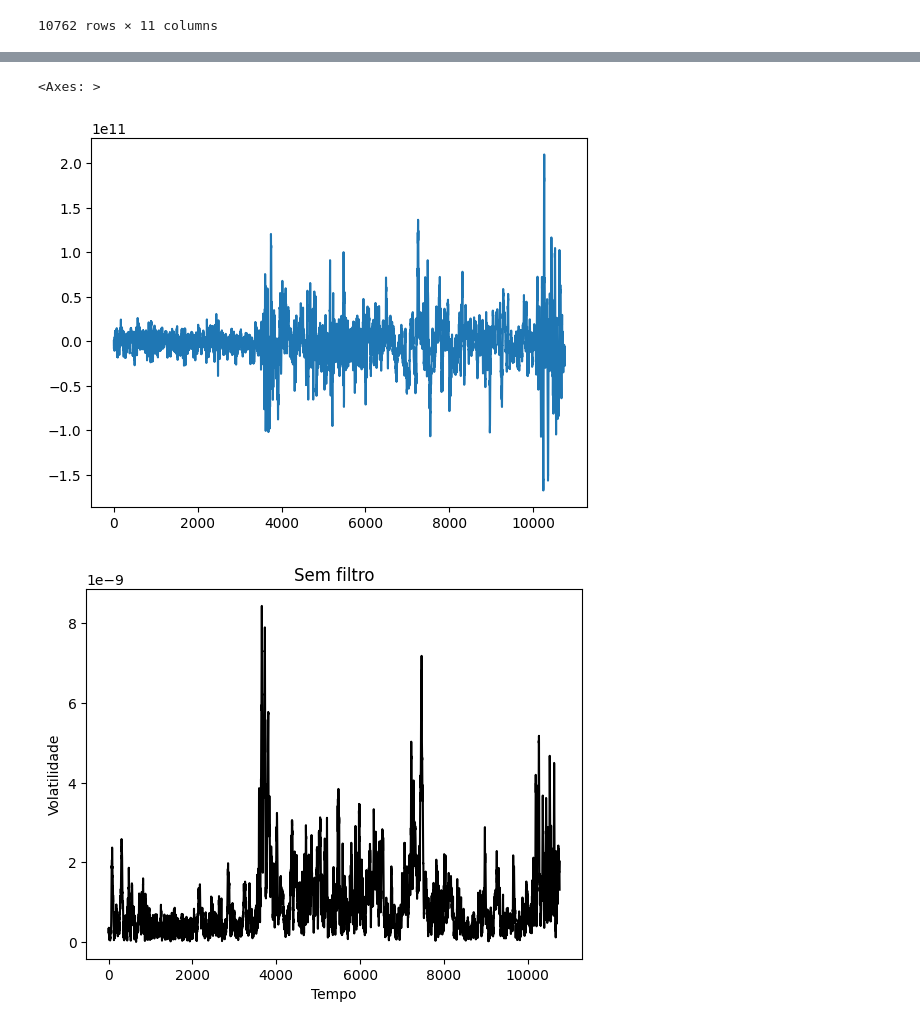
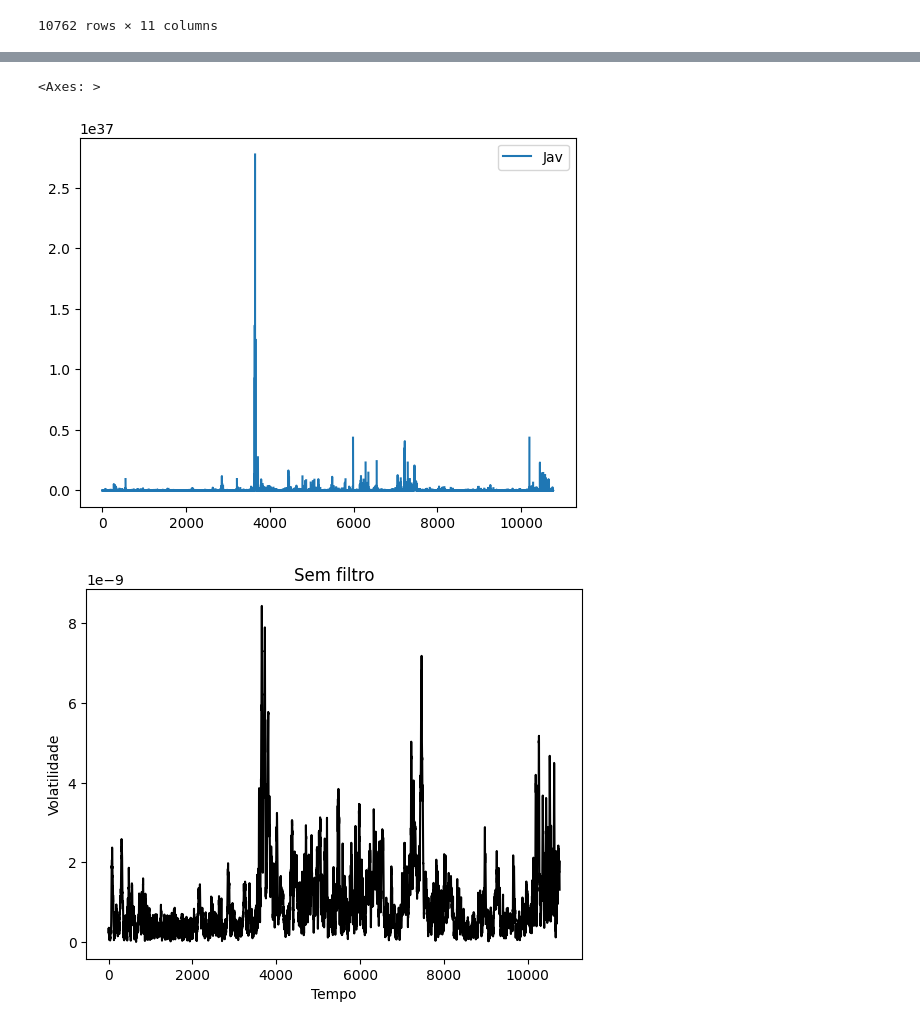
Before and after one commit to vilelabruno/COSMIC, a Jupyter notebook: index.ipynb, the cells around one changed output, grey strips where cells are left out. Saved outputs shown, nothing was run; the diff lists cells and outputs as text; code cells hidden in the pictures.

Commit message:
curlometer with bugs

```diff
--- a/index.ipynb
+++ b/index.ipynb
@@ -184,18 +77,0 @@ B_xyz_4 =   data_4[["B_vec_xyz_gse__C1_CP_FGM_FULL1", "B_vec_xyz_gse__C1_CP_FGM_
-# %%
-def calculate_current_density(B1, B2, r1, r2):
-    J = np.cross((B1 - B2), (r1 - r2))/(mu_0)
-    return J
-
-r13 = data_1[["sc_pos_xyz_gse__C1_CP_FGM_FULL1", "sc_pos_xyz_gse__C1_CP_FGM_FULL3"]].diff(axis=1).values
-r23 = data_2[["sc_pos_xyz_gse__C1_CP_FGM_FULL2", "sc_pos_xyz_gse__C1_CP_FGM_FULL3"]].diff(axis=1).values
-r12 = data_1[["sc_pos_xyz_gse__C1_CP_FGM_FULL1", "sc_pos_xyz_gse__C1_CP_FGM_FULL2"]].diff(axis=1).values
-
-B13 = B_xyz_1 - B_xyz_3
-B23 = B_xyz_2 - B_xyz_3
-B12 = B_xyz_1 - B_xyz_2
-
-mu_0 = 4 * np.pi * 10**-7  # vacuum permeability constant
-
-J123 = calculate_current_density(B13, B23, r13, r23)
-J124 = calculate_current_density(B12, B23, r12, r23)
-J134 = calculate_current_density(B13, B12, r13, r12)
@@ -204,2 +77,0 @@ NameError: name 'df2' is not defined
-# %%
-J234 = calculate_current_density(B_xyz_2 - B_xyz_4, B_xyz_3 - B_xyz_4, data_2[["sc_pos_xyz_gse__C1_CP_FGM_FULL2", "sc_pos_xyz_gse__C1_CP_FGM_FULL3"]].diff(axis=1).values, data_3[["sc_pos_xyz_gse__C1_CP_FGM_FULL2", "sc_pos_xyz_gse__C1_CP_FGM_FULL3"]].diff(axis=1).values)
@@ -212,8 +78,57 @@ Jav = pd.DataFrame({"Jav_x": Jav_x, "Jav_y": Jav_y, "Jav_z": Jav_z})
-# %%
-Jav["Jav_x"].plot()
-# %% [output]
-<Axes: >
-[figure, removed]
+# %%
+import pandas as pd
+import numpy as np
+
+# Define cross-product operation
+def cross_product(df_a, df_b):
+    cross_product = np.cross(df_a.values, df_b.values)
+    return pd.DataFrame(cross_product, columns=df_a.columns, index=df_a.index)
+
+# Define dot-product operation
+def dot_product(df_a, df_b):
+    dot_product = np.einsum('ij,ij->i', df_a.values, df_b.values)
+    return pd.Series(dot_product, index=df_a.index)
+
+# Define main function to calculate current density using curlometer technique
+def curlometer(spacecraft1, spacecraft2, spacecraft3, spacecraft4):
+
+    # Define magnetic permeability constant
+    mu0 = 4*np.pi*10**-7
+
+    # Define vector and magnetic difference calculations
+    def calculate_diff_vectors(s_i, s_j):
+
+        r_ij = s_i[['sc_pos_xyz_gse__C1_CP_FGM_FULL1','sc_pos_xyz_gse__C1_CP_FGM_FULL2','sc_pos_xyz_gse__C1_CP_FGM_FULL3']] - \
+               s_j[['sc_pos_xyz_gse__C1_CP_FGM_FULL1','sc_pos_xyz_gse__C1_CP_FGM_FULL2','sc_pos_xyz_gse__C1_CP_FGM_FULL3']]
+
+        B_ij = s_i[['B_vec_xyz_gse__C1_CP_FGM_FULL1','B_vec_xyz_gse__C1_CP_FGM_FULL2','B_vec_xyz_gse__C1_CP_FGM_FULL3']] - \
+               s_j[['B_vec_xyz_gse__C1_CP_FGM_FULL1','B_vec_xyz_gse__C1_CP_FGM_FULL2','B_vec_xyz_gse__C1_CP_FGM_FULL3']]
+
+        return r_ij, B_ij
+
+    # Calculate vector and magnetic differences between each pair of satellites
+    r12, B12 = calculate_diff_vectors(spacecraft1, spacecraft2)
+    r13, B13 = calculate_diff_vectors(spacecraft1, spacecraft3)
+    r14, B14 = calculate_diff_vectors(spacecraft1, spacecraft4)
+    r23, B23 = calculate_diff_vectors(spacecraft2, spacecraft3)
+    r24, B24 = calculate_diff_vectors(spacecraft2, spacecraft4)
+    r34, B34 = calculate_diff_vectors(spacecraft3, spacecraft4)
+
+    # Calculate the average current density for each surface of the tetrahedron
+    J123 = (dot_product(B12, r23) - dot_product(B23, r12)) / (mu0 * dot_product(r12, cross_product(r13, r23)))
+    J124 = (dot_product(B12, r24) - dot_product(B24, r12)) / (mu0 * dot_product(r12, cross_product(r14, r24)))
+    J134 = (dot_product(B13, r34) - dot_product(B34, r13)) / (mu0 * dot_product(r13, cross_product(r14, r34)))
+    J234 = (dot_product(B23, r34) - dot_product(B34, r23)) / (mu0 * dot_product(r23, cross_product(r24, r34)))
+
+    # Calculate the average current density for the entire tetrahedron
+    J_av = np.mean([J123, J124, J134, J234], axis=0)
+
+    return pd.DataFrame(J_av, columns=['Jav'])
+
+curlometer(data_1, data_2, data_3, data_4).plot()
+# %% [output]
+<Axes: >
+[figure, added]
 # %%
 import numpy as np
 import matplotlib.pyplot as plt
```
Also changed, not shown: parts of 6 cells of this notebook.
